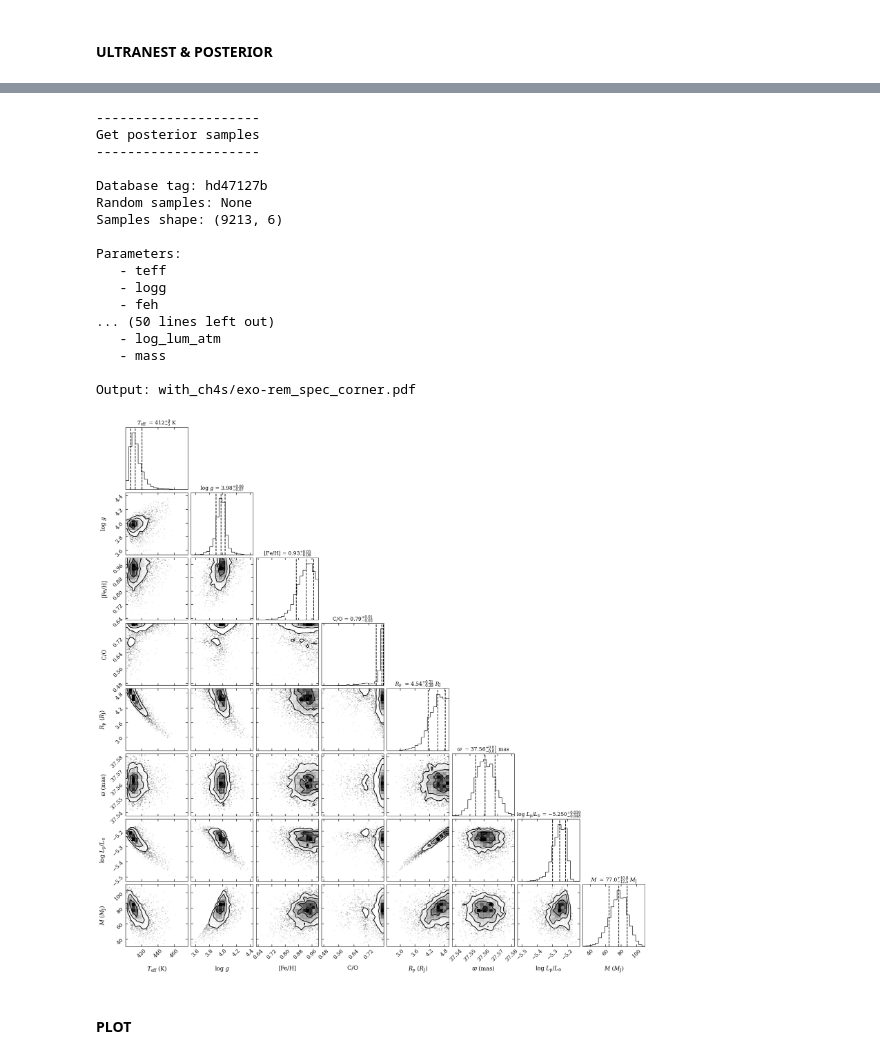
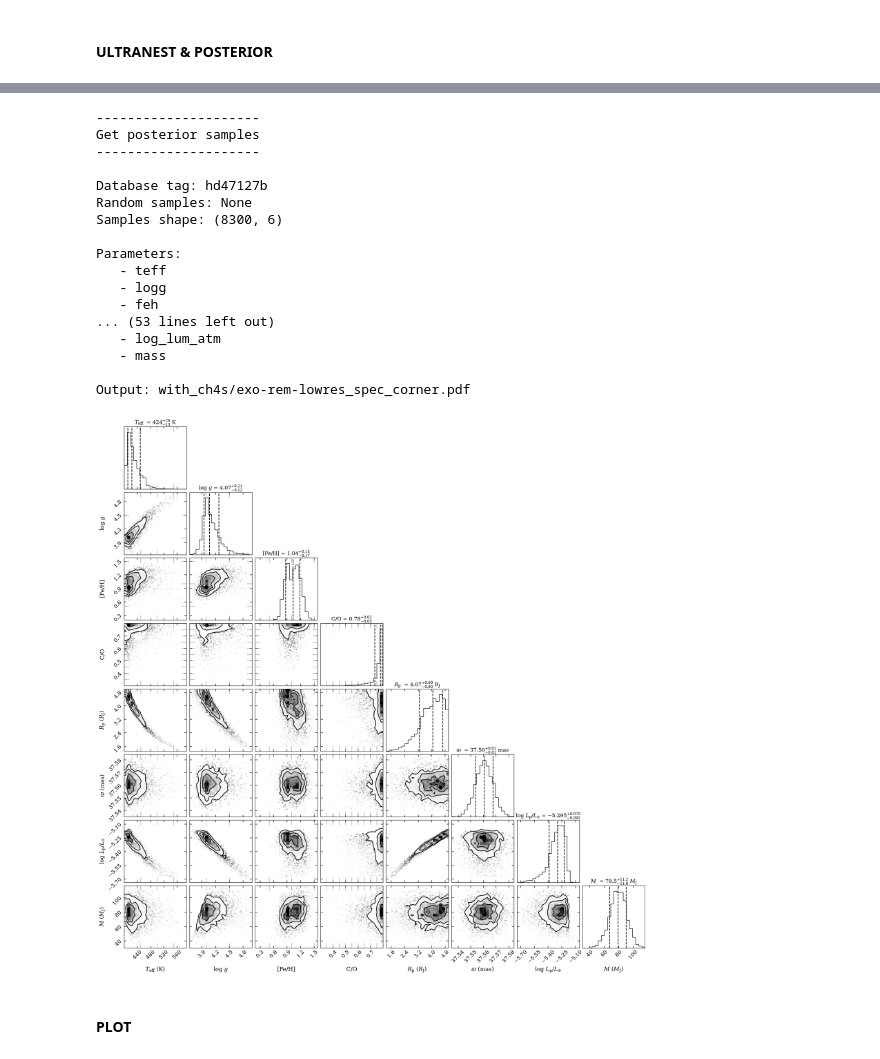
Before and after one commit to benlchang/HD47127-b-ADI, a Jupyter notebook: species.ipynb, the cells around one changed output, grey strips where cells are left out. Drawn from its saved outputs; the diff is of its cells as text; code cells hidden in the pictures.

```diff
--- a/species.ipynb
+++ b/species.ipynb
@@ -55,5 +55,7 @@ import numpy as np
 
 wv, throughput = np.loadtxt('Keck_NIRC2.CH4s.csv', unpack=True)
 np.savetxt('micron_Keck_NIRC2.CH4s.txt', np.array([wv / 10000, throughput]).T)
+
+with_ch4s = True
 # %% [output]
 Adding filter: Keck/NIRC2.CH4s... [DONE]
@@ -117,11 +130,11 @@ Include spectra: True
 # %%
 # model_name='bt-settl'
 # model_name='sonora-bobcat'
-model_name='exo-rem'
 # model_name='morley-2012'
 # model_name='ames-cond'
 # model_name='atmo-ceq'
 # model_name='saumon2008-clear'
+model_name='exo-rem-lowres'
 # %%
 database.add_model(model=model_name, wavel_range=(.8, 3.))
 # %% [output]
@@ -230,32 +261,38 @@ Z=32.3(0.00%) | Like=39.79..116.55 [1.3591..44.0357] | it/evals=1626/5827 eff=29
 # %%
+title_fmt = ['.0f', '.2f', '.2f', '.2f', '.3f', '.1f']
+if model_name == 'sonora-bobcat':
+    title_fmt.insert(2, '.2f')
+elif model_name == 'exo-rem-lowres':
+    title_fmt.insert(2, '.2f')
+    title_fmt.insert(2, '.2f')
+
+output_prefix = 'with_ch4s/' if with_ch4s else 'without_ch4s/'
+
 fig = plot_posterior(tag='hd47127b',
                      offset=(-0.3, -0.3),
-                     title_fmt=['.0f', '.2f', '.2f', '.2f',
-                                '.2f',    # use for sonora bobcat
-                                '.2f',    # use for exo rem
-                                '.3f', '.1f'],
+                     title_fmt=title_fmt,
                      inc_luminosity=True,
                      inc_mass=True,
-                     output='without_ch4s/' + model_name + '_spec_corner.pdf')
+                     output=f"{output_prefix}{model_name}_spec_corner.pdf")
 # %% [output]
 ---------------------
 Get posterior samples
 ---------------------
 
 Database tag: hd47127b
 Random samples: None
-Samples shape: (9213, 6)
+Samples shape: (8300, 6)
 
 Parameters:
    - teff
    - logg
    - feh
-... (50 lines left out)
+... (53 lines left out)
    - log_lum_atm
    - mass
 
-Output: with_ch4s/exo-rem_spec_corner.pdf
+Output: with_ch4s/exo-rem-lowres_spec_corner.pdf
-[figure, old version]
+[figure, new version]
 # %% [markdown]
 #### PLOT
 # %%
```
Also changed, not shown: parts of 24 cells of this notebook, 1 other file.
